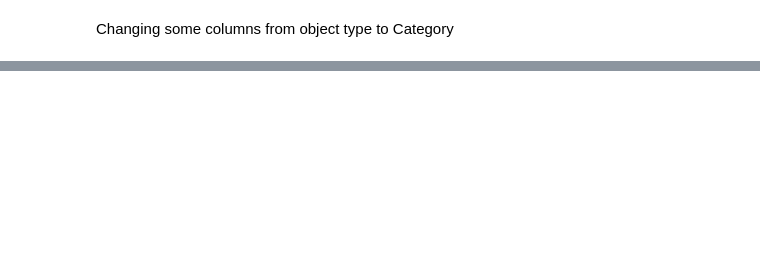
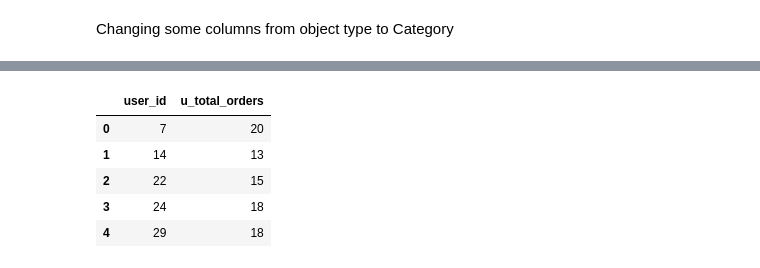
Before and after one commit to AmlanAlok/instacart-2017-project, a Jupyter notebook: Instacart_2017_XGBoost_1.ipynb, the cells around one changed output, grey strips where cells are left out. Saved outputs shown, nothing was run; the diff lists cells and outputs as text; code cells hidden in the pictures; blank space fills up the shorter version.

```diff
--- a/Instacart_2017_XGBoost_1.ipynb
+++ b/Instacart_2017_XGBoost_1.ipynb
@@ -79,0 +98,11 @@ op.head()
+# %%
+# Resetting index
+user = user.reset_index()
+user.head()
+# %% [output]
+|  | user_id | u_total_orders |
+| 0 | 7 | 20 |
+| 1 | 14 | 13 |
+| 2 | 22 | 15 |
+| 3 | 24 | 18 |
+| 4 | 29 | 18 |
```
Also changed, not shown: parts of 9 cells of this notebook.
